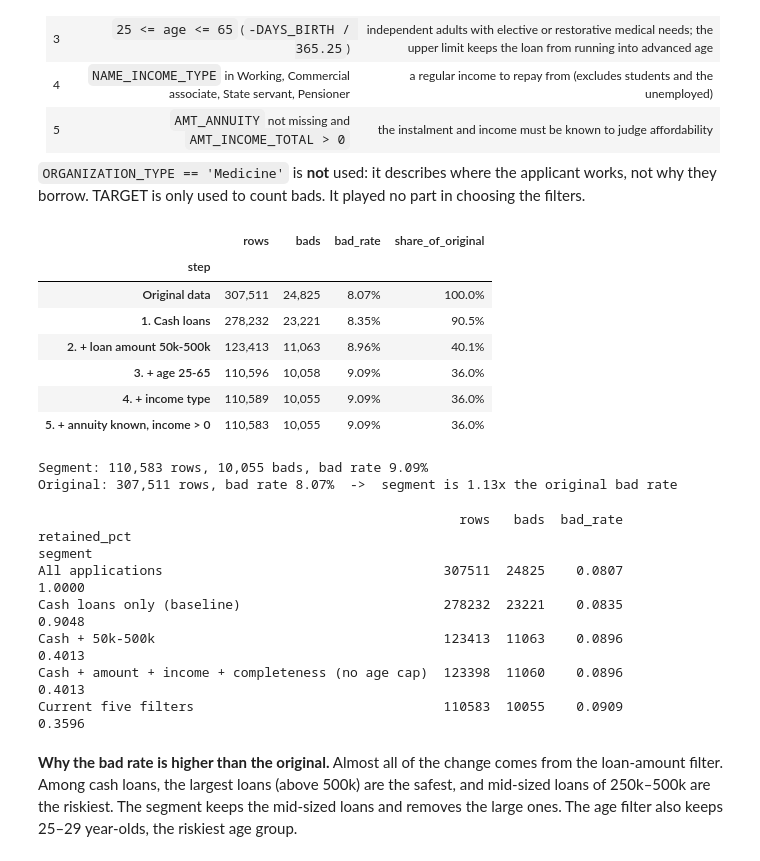
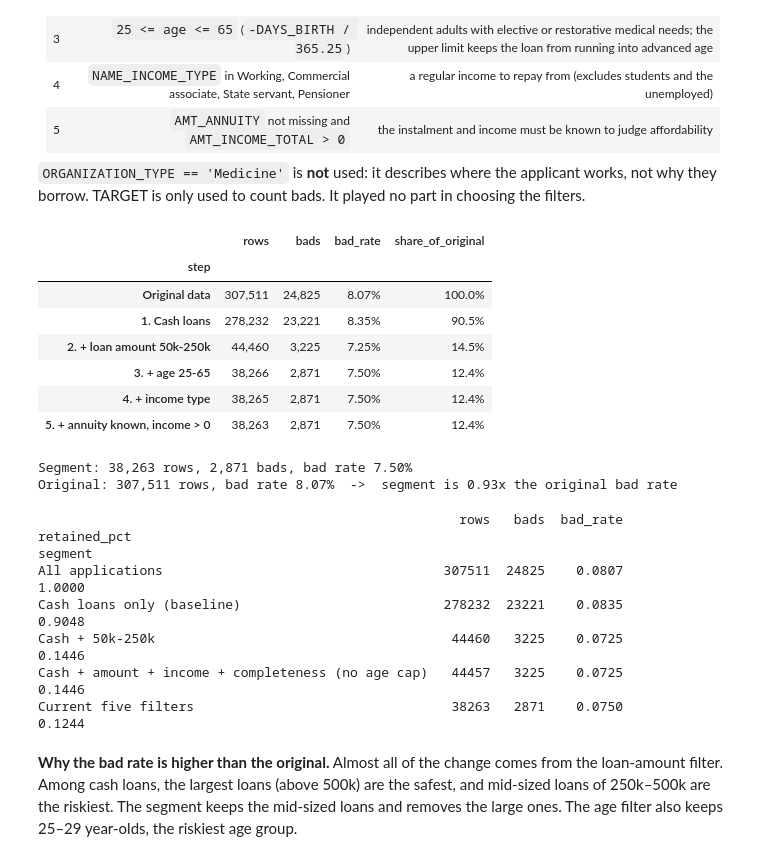
Before and after one commit to AmateurMadman/is453-group7-credit-scorecard, a Jupyter notebook: IS453_G7_Scorecard_Combined.ipynb, the cells around one changed output. Saved outputs shown, nothing was run; the diff lists cells and outputs as text; code cells hidden in the pictures.

```diff
--- a/IS453_G7_Scorecard_Combined.ipynb
+++ b/IS453_G7_Scorecard_Combined.ipynb
@@ -117,46 +106,46 @@ assert app['SK_ID_CURR'].is_unique, 'each row should be one application'
 app['AGE_YEARS'] = -app['DAYS_BIRTH'] / 365.25
 # %%
 f1 = app['NAME_CONTRACT_TYPE'] == 'Cash loans'
-f2 = app['AMT_CREDIT'].between(50000, 500000)
+f2 = app['AMT_CREDIT'].between(50000, 250000)
 f3 = app['AGE_YEARS'].between(25, 65)
 f4 = app['NAME_INCOME_TYPE'].isin(['Working', 'Commercial associate', 'State servant', 'Pensioner'])
 f5 = app['AMT_ANNUITY'].notna() & (app['AMT_INCOME_TOTAL'] > 0)
 
 steps = [('Original data', pd.Series(True, index=app.index)),
          ('1. Cash loans', f1),
-         ('2. + loan amount 50k-500k', f1 & f2),
+         ('2. + loan amount 50k-250k', f1 & f2),
          ('3. + age 25-65', f1 & f2 & f3),
          ('4. + income type', f1 & f2 & f3 & f4),
          ('5. + annuity known, income > 0', f1 & f2 & f3 & f4 & f5)]
 
 funnel = pd.DataFrame([dict(step=name, rows=int(m.sum()), bads=int(app.loc[m, 'TARGET'].sum()),
                             bad_rate=app.loc[m, 'TARGET'].mean()) for name, m in steps]).set_index('step')
 funnel['share_of_original'] = funnel['rows'] / len(app)
 funnel.style.format({'rows': '{:,}', 'bads': '{:,}', 'bad_rate': '{:.2%}', 'share_of_original': '{:.1%}'})
 # %% [output]
 |  | rows | bads | bad_rate | share_of_original |
 | step |  |  |  |  |
 | Original data | 307,511 | 24,825 | 8.07% | 100.0% |
 | 1. Cash loans | 278,232 | 23,221 | 8.35% | 90.5% |
-| 2. + loan amount 50k-500k | 123,413 | 11,063 | 8.96% | 40.1% |
-| 3. + age 25-65 | 110,596 | 10,058 | 9.09% | 36.0% |
-| 4. + income type | 110,589 | 10,055 | 9.09% | 36.0% |
-| 5. + annuity known, income > 0 | 110,583 | 10,055 | 9.09% | 36.0% |
+| 2. + loan amount 50k-250k | 44,460 | 3,225 | 7.25% | 14.5% |
+| 3. + age 25-65 | 38,266 | 2,871 | 7.50% | 12.4% |
+| 4. + income type | 38,265 | 2,871 | 7.50% | 12.4% |
+| 5. + annuity known, income > 0 | 38,263 | 2,871 | 7.50% | 12.4% |
 # %%
 seg = app[f1 & f2 & f3 & f4 & f5].copy()
 base_rate, seg_rate = app['TARGET'].mean(), seg['TARGET'].mean()
 print(f"Segment: {len(seg):,} rows, {int(seg['TARGET'].sum()):,} bads, bad rate {seg_rate:.2%}")
 print(f"Original: {len(app):,} rows, bad rate {base_rate:.2%}  ->  segment is {seg_rate/base_rate:.2f}x the original bad rate")
 # %% [output]
-Segment: 110,583 rows, 10,055 bads, bad rate 9.09%
-Original: 307,511 rows, bad rate 8.07%  ->  segment is 1.13x the original bad rate
+Segment: 38,263 rows, 2,871 bads, bad rate 7.50%
+Original: 307,511 rows, bad rate 8.07%  ->  segment is 0.93x the original bad rate
 # %%
 # NEW — segment sensitivity: show how each BUSINESS filter changes the population.
 # Interpret bad-rate differences descriptively; do not select rules using TARGET after seeing these outcomes.
 segment_scenarios = {
     'All applications': pd.Series(True, index=app.index),
     'Cash loans only (baseline)': f1,
-    'Cash + 50k-500k': f1 & f2,
+    'Cash + 50k-250k': f1 & f2,
     'Cash + amount + income + completeness (no age cap)': f1 & f2 & f4 & f5,
     'Current five filters': f1 & f2 & f3 & f4 & f5,
 }
@@ -175,9 +164,9 @@ segment_audit.to_csv('g7_segment_sensitivity.csv')
 segment
 All applications                                    307511  24825    0.0807        1.0000
 Cash loans only (baseline)                          278232  23221    0.0835        0.9048
-Cash + 50k-500k                                     123413  11063    0.0896        0.4013
-Cash + amount + income + completeness (no age cap)  123398  11060    0.0896        0.4013
-Current five filters                                110583  10055    0.0909        0.3596
+Cash + 50k-250k                                      44460   3225    0.0725        0.1446
+Cash + amount + income + completeness (no age cap)   44457   3225    0.0725        0.1446
+Current five filters                                 38263   2871    0.0750        0.1244
 # %% [markdown]
 **Why the bad rate is higher than the original.** Almost all of the change comes from the loan-amount filter. Among cash
 loans, the largest loans (above 500k) are the safest, and mid-sized loans of 250k–500k are the riskiest. The segment keeps
```
Also changed, not shown: parts of 41 cells of this notebook, 18 other files.
